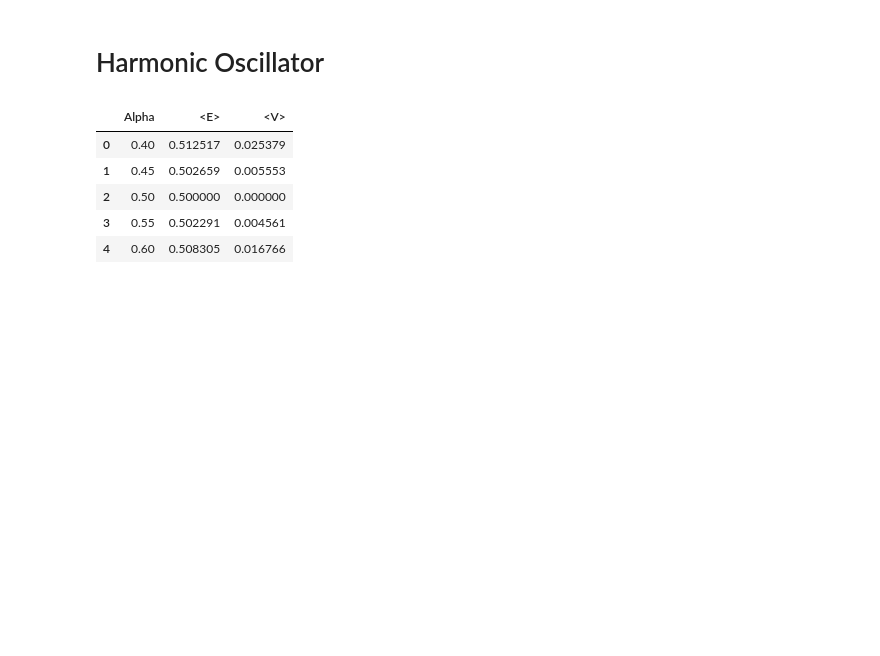
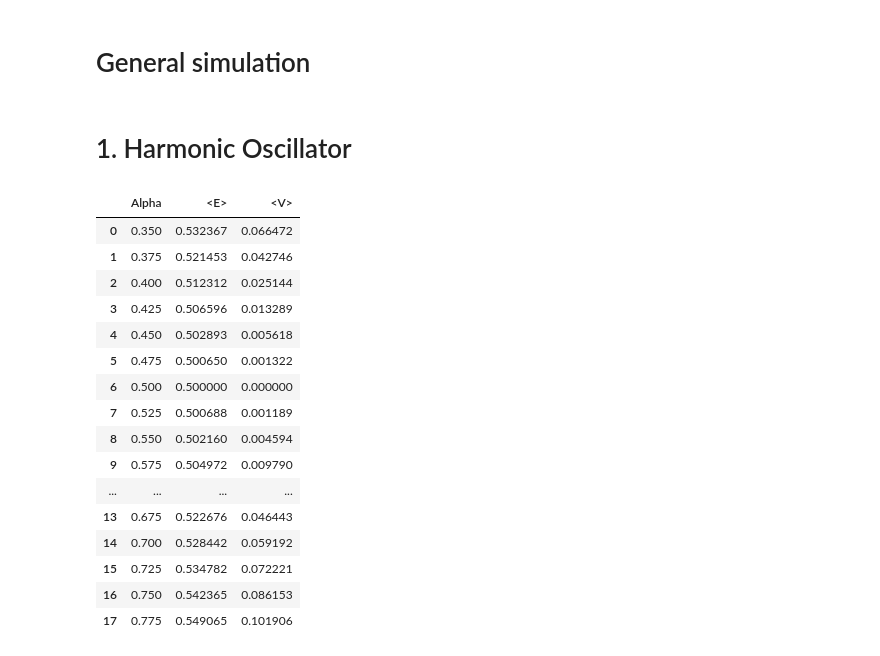
Before and after one commit to lordVelisch/variational-monte-carlo, a Jupyter notebook: main.ipynb, the cells around one changed output. Saved outputs shown, nothing was run; the diff lists cells and outputs as text; code cells hidden in the pictures; blank space fills up the shorter version.

```diff
--- a/main.ipynb
+++ b/main.ipynb
@@ -25,2 +5,24 @@ print(integral_result)
+# %% [markdown]
+# General simulation
+# %%
+def vmc_simulation(N, alpha, walker_steps, ignored_walkers, d, local_energy, psi_trial, initial_positions):
+    shape = np.shape(initial_positions)
+    walker_positions = initial_positions
+    walker_energies_sum = np.zeros(N)
+    walker_energies_squared_sum = np.zeros(N)
+
+    for step in range(walker_steps):
+        proposed_new_positions = walker_positions + np.random.uniform(-d / 2, +d / 2, shape)
+        probability = (psi_trial(alpha, proposed_new_positions) / psi_trial(alpha, walker_positions)) ** 2
+        will_move = np.random.random(N) < probability
+        walker_positions[will_move] = proposed_new_positions[will_move]
+        if step >= ignored_walkers:
+            e_l = local_energy(alpha, walker_positions)
+            walker_energies_sum += e_l
+            walker_energies_squared_sum += e_l ** 2
+
+    e_l_expected = np.mean(walker_energies_sum / (walker_steps - ignored_walkers))
+    e_l_squared_expected = np.mean(walker_energies_squared_sum) / (walker_steps - ignored_walkers)
+    return e_l_expected, e_l_squared_expected - e_l_expected ** 2
 # %% [markdown]
-# Harmonic Oscillator
+# 1. Harmonic Oscillator
@@ -57,19 +29,37 @@ def vmc_simulation(N, alpha, walker_steps, ignored_walkers, d):
 # %%
-import pandas as pd
+def psi_trial_ho(alpha, x):
+    return np.exp(-alpha * x ** 2)
 
-alpha_values = [0.4, 0.45, 0.5, 0.55, 0.6]
+
+def local_energy_ho(alpha, x):
+    return alpha + x ** 2 * (-2 * alpha ** 2 + 1 / 2)
+
+alpha_values = np.arange(0.35,0.8, 0.025)
 results = []
 for alpha_trial in alpha_values:
-    expected_energy, expected_variance = vmc_simulation(N=400, alpha=alpha_trial, walker_steps=30000,
-                                                        ignored_walkers=4000, d=0.8)
+    N = 400
+    initial_positions = np.random.uniform(-1, 1, N)
+    expected_energy, expected_variance = vmc_simulation(N=N, alpha=alpha_trial, walker_steps=30000,
+                                                        ignored_walkers=4000, d=0.8, local_energy=local_energy_ho, psi_trial=psi_trial_ho, initial_positions=initial_positions)
     results.append({"Alpha": alpha_trial, "<E>": expected_energy, "<V>": expected_variance})
 
-df = pd.DataFrame(results)
-df
+df_ho = pd.DataFrame(results)
+df_ho
 # %% [output]
 |  | Alpha | <E> | <V> |
-| 0 | 0.40 | 0.512517 | 0.025379 |
-| 1 | 0.45 | 0.502659 | 0.005553 |
-| 2 | 0.50 | 0.500000 | 0.000000 |
-| 3 | 0.55 | 0.502291 | 0.004561 |
-| 4 | 0.60 | 0.508305 | 0.016766 |
+| 0 | 0.350 | 0.532367 | 0.066472 |
+| 1 | 0.375 | 0.521453 | 0.042746 |
+| 2 | 0.400 | 0.512312 | 0.025144 |
+| 3 | 0.425 | 0.506596 | 0.013289 |
+| 4 | 0.450 | 0.502893 | 0.005618 |
+| 5 | 0.475 | 0.500650 | 0.001322 |
+| 6 | 0.500 | 0.500000 | 0.000000 |
+| 7 | 0.525 | 0.500688 | 0.001189 |
+| 8 | 0.550 | 0.502160 | 0.004594 |
+| 9 | 0.575 | 0.504972 | 0.009790 |
+| ... | ... | ... | ... |
+| 13 | 0.675 | 0.522676 | 0.046443 |
+| 14 | 0.700 | 0.528442 | 0.059192 |
+| 15 | 0.725 | 0.534782 | 0.072221 |
+| 16 | 0.750 | 0.542365 | 0.086153 |
+| 17 | 0.775 | 0.549065 | 0.101906 |
```
Also changed, not shown: parts of 17 cells of this notebook, 1 other file.
